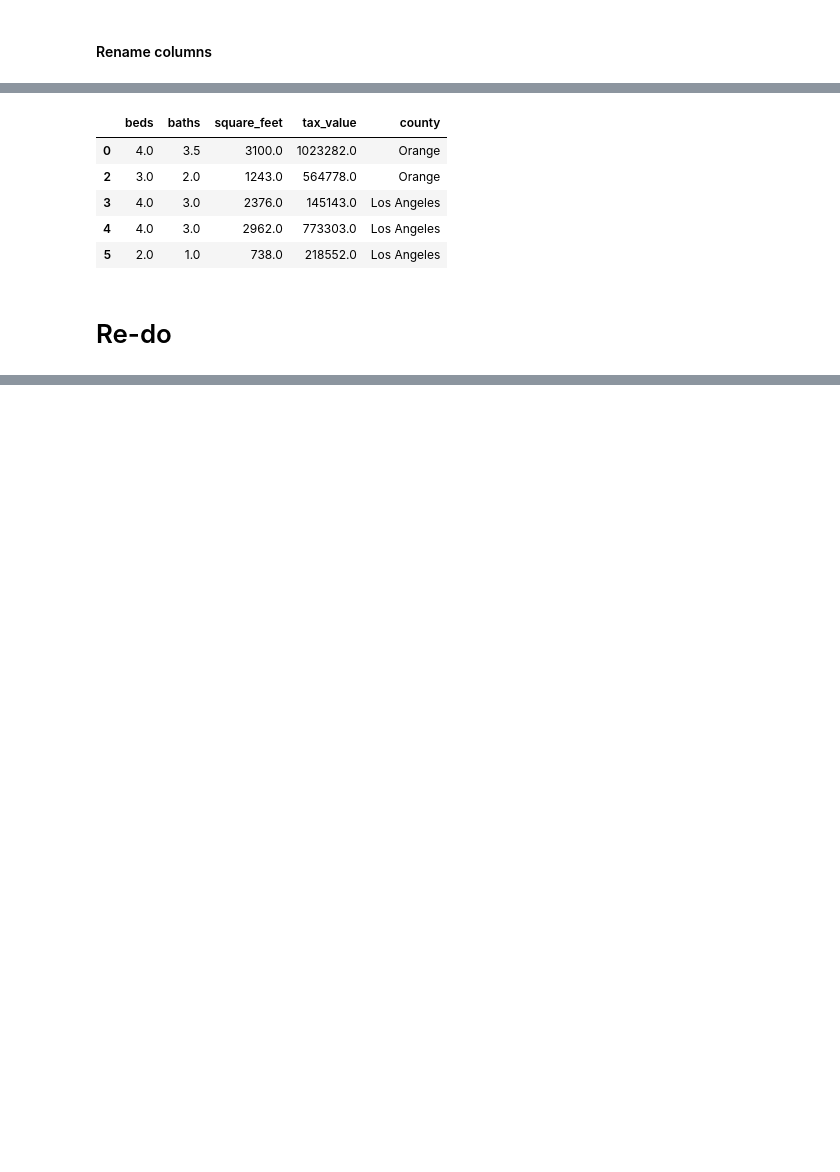
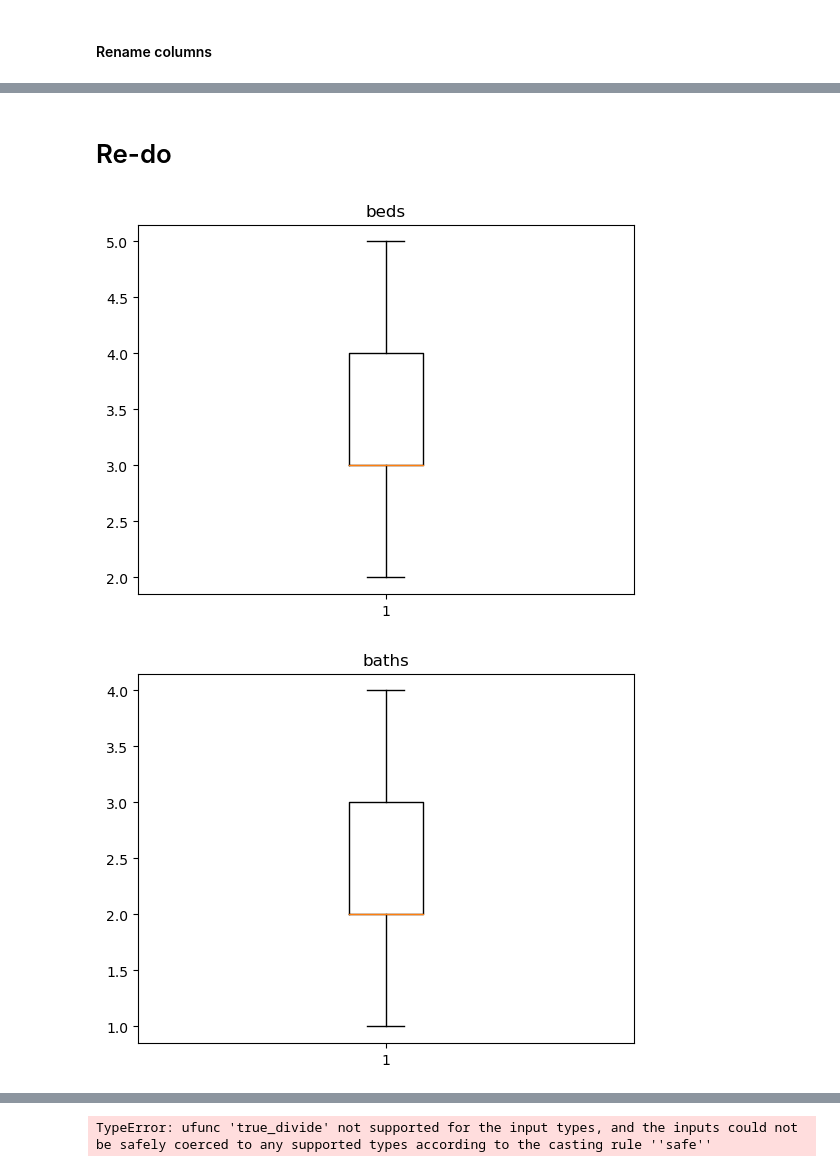
Before and after one commit to aaron-mv-moore/regression-zillow-project, a Jupyter notebook: prepare_working.ipynb, the cells around one changed output, grey strips where cells are left out. Saved outputs shown, nothing was run; the diff lists cells and outputs as text; code cells hidden in the pictures; blank space fills up the shorter version.

```diff
--- a/prepare_working.ipynb
+++ b/prepare_working.ipynb
@@ -290,6 +282,9 @@ def clean_data(df, focus=True):
                           'up_limit': q3 + 1.5 * iqr
                          }
 
+    # drop nulls and duplicates
+    df = df.dropna().drop_duplicates()
+
     # for each cols
     for col in df:
 
@@ -301,8 +296,12 @@ def clean_data(df, focus=True):
             # remove all observations that are below the lower limit
             df = df[(df[col] >= outlier_limits[col]['low_limit'])]
 
-    # drop nulls and duplicates
-    df = df.dropna().drop_duplicates()
+            # for tax value and square feet
+            if col in ['taxvaluedollarcnt', 'calculatedfinishedsquarefeet']:
+
+                # remove all observations that are at or below the lower limit 5th percentile
+                df = df[(df[col] >= outlier_limits[col]['low_limit_5'])]
+
 
     # change fips codes to county names
     df.fips.replace(to_replace=[6037.0, 6059.0], value=['Los Angeles', 'Orange'], inplace=True)
@@ -424,12 +384,5 @@ train, validate, test
 # %%
 df.head()
-# %% [output]
-|  | beds | baths | square_feet | tax_value | county |
-| 0 | 4.0 | 3.5 | 3100.0 | 1023282.0 | Orange |
-| 2 | 3.0 | 2.0 | 1243.0 | 564778.0 | Orange |
-| 3 | 4.0 | 3.0 | 2376.0 | 145143.0 | Los Angeles |
-| 4 | 4.0 | 3.0 | 2962.0 | 773303.0 | Los Angeles |
-| 5 | 2.0 | 1.0 | 738.0 | 218552.0 | Los Angeles |
 # %% [markdown]
 # Re-do
 # %%
@@ -442,0 +394,12 @@ df_full_baths = df[df.baths.astype(str).str[-1] != '5']
+# %%
+df = clean_data(get_zillow())
+# %%
+under_mill = df[df.tax_value < 950000]
+under_mill_under_three = under_mill[df.square_feet < 3000]
+for col in under_mill_under_three:
+    plt.boxplot(under_mill_under_three[col])
+    plt.title(col)
+    plt.show()
+# %% [output]
+[figure, added]
+[figure, added]
@@ -442,0 +408 @@ df_full_baths = df[df.baths.astype(str).str[-1] != '5']
+TypeError: ufunc 'true_divide' not supported for the input types, and the inputs could not be safely coerced to any supported types according to the casting rule ''safe''
```
Also changed, not shown: parts of 20 cells of this notebook, 5 other files.
